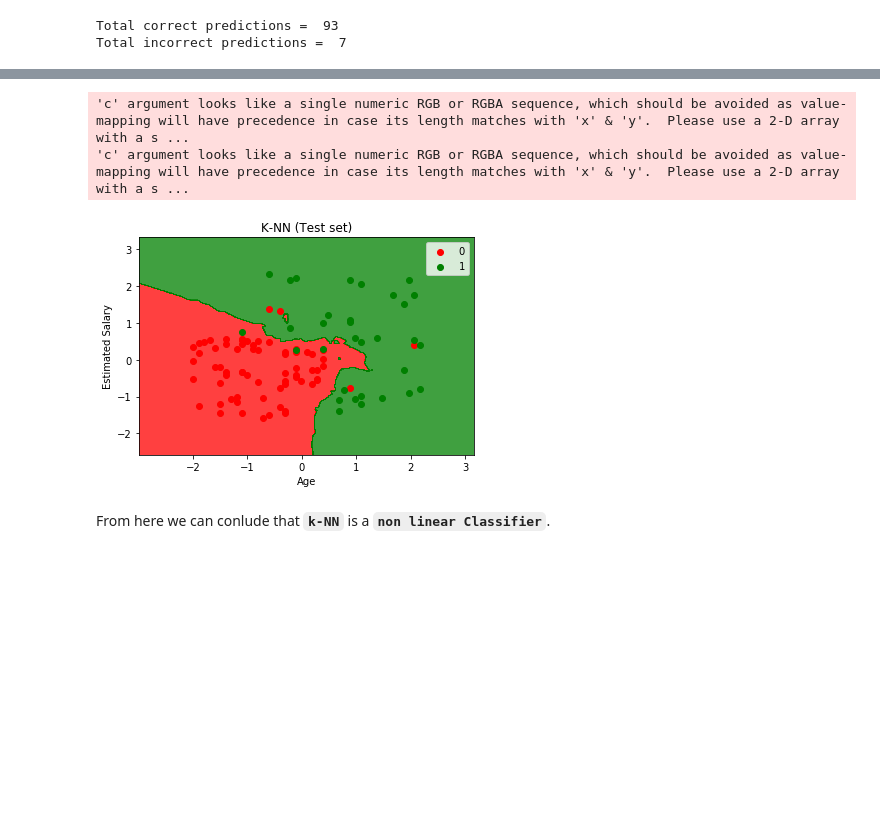
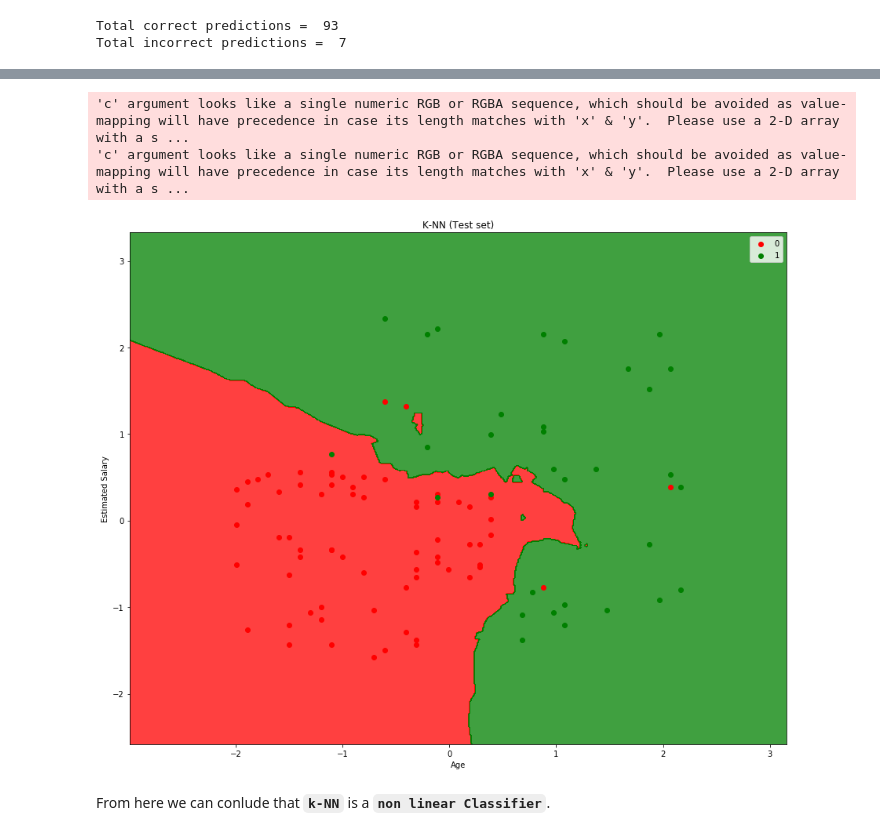
Before and after one commit to krsamir/Machine-Learning, a Jupyter notebook: 03. Classification/02. K-Nearest Neighbours/K-Nearest Neighbour.ipynb, the cells around one changed output, grey strips where cells are left out. Drawn from its saved outputs; the diff is of its cells as text; code cells hidden in the pictures; blank space fills up the shorter version.

```diff
--- a/03. Classification/02. K-Nearest Neighbours/K-Nearest Neighbour.ipynb
+++ b/03. Classification/02. K-Nearest Neighbours/K-Nearest Neighbour.ipynb
@@ -93,25 +94,25 @@ plt.show()
 # %%
-
 # Visualising the Test set results
+plt.figure(figsize=(15, 12))
 from matplotlib.colors import ListedColormap
 X_set, y_set = X_test, y_test
 X1, X2 = np.meshgrid(np.arange(start = X_set[:, 0].min() - 1, stop = X_set[:, 0].max() + 1, step = 0.01),
                      np.arange(start = X_set[:, 1].min() - 1, stop = X_set[:, 1].max() + 1, step = 0.01))
 plt.contourf(X1, X2, classifier.predict(np.array([X1.ravel(), X2.ravel()]).T).reshape(X1.shape),
              alpha = 0.75, cmap = ListedColormap(('red', 'green')))
 plt.xlim(X1.min(), X1.max())
 plt.ylim(X2.min(), X2.max())
 for i, j in enumerate(np.unique(y_set)):
     plt.scatter(X_set[y_set == j, 0], X_set[y_set == j, 1],
                 c = ListedColormap(('red', 'green'))(i), label = j)
 plt.title('K-NN (Test set)')
 plt.xlabel('Age')
 plt.ylabel('Estimated Salary')
 plt.legend()
 plt.show()
 # %% [output]
 'c' argument looks like a single numeric RGB or RGBA sequence, which should be avoided as value-mapping will have precedence in case its length matches with 'x' & 'y'.  Please use a 2-D array with a s ...
 'c' argument looks like a single numeric RGB or RGBA sequence, which should be avoided as value-mapping will have precedence in case its length matches with 'x' & 'y'.  Please use a 2-D array with a s ...
-[figure, old version]
+[figure, new version]
 # %% [markdown]
 From here we can conlude that **`k-NN`** is a **`non linear Classifier`**.
```
Also changed, not shown: parts of 1 cell of this notebook.
